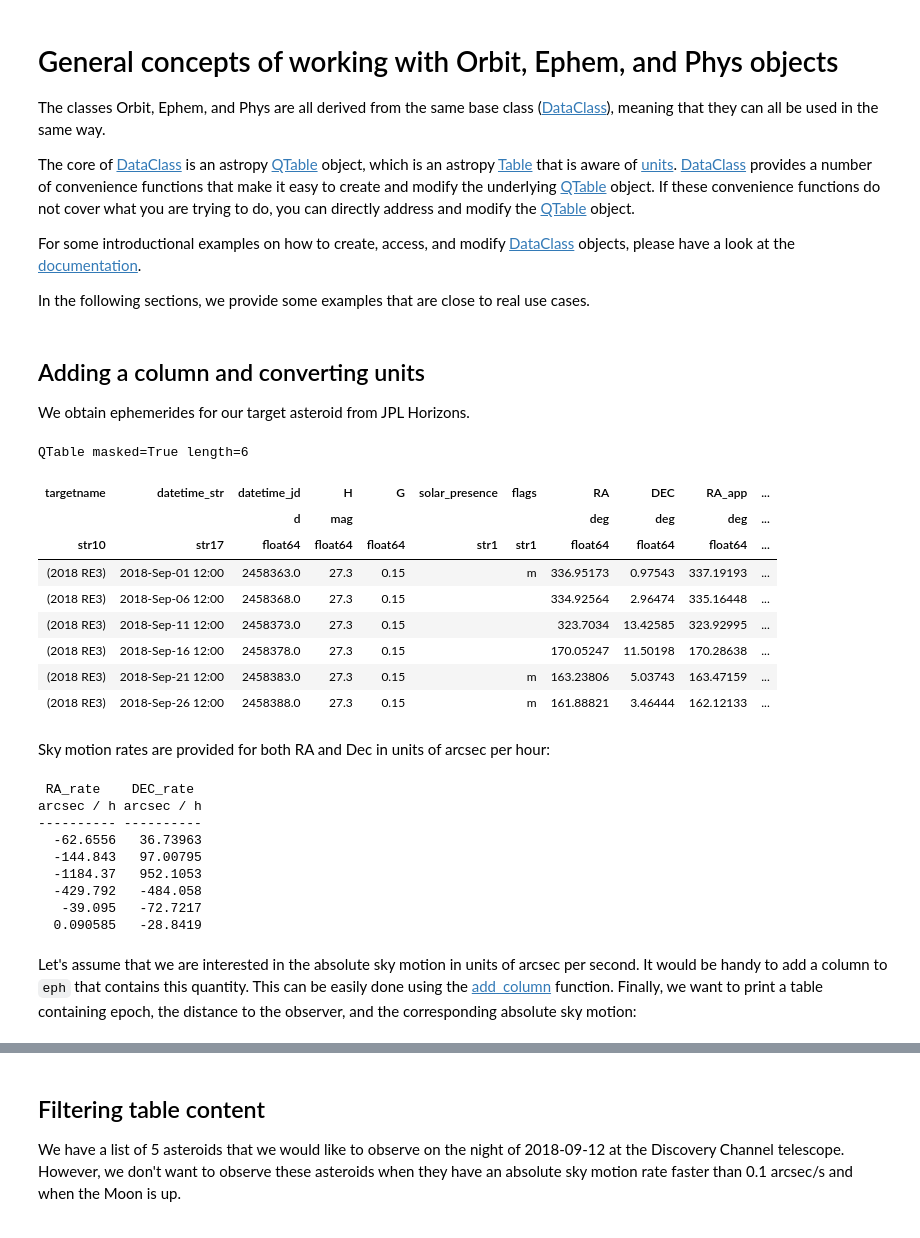
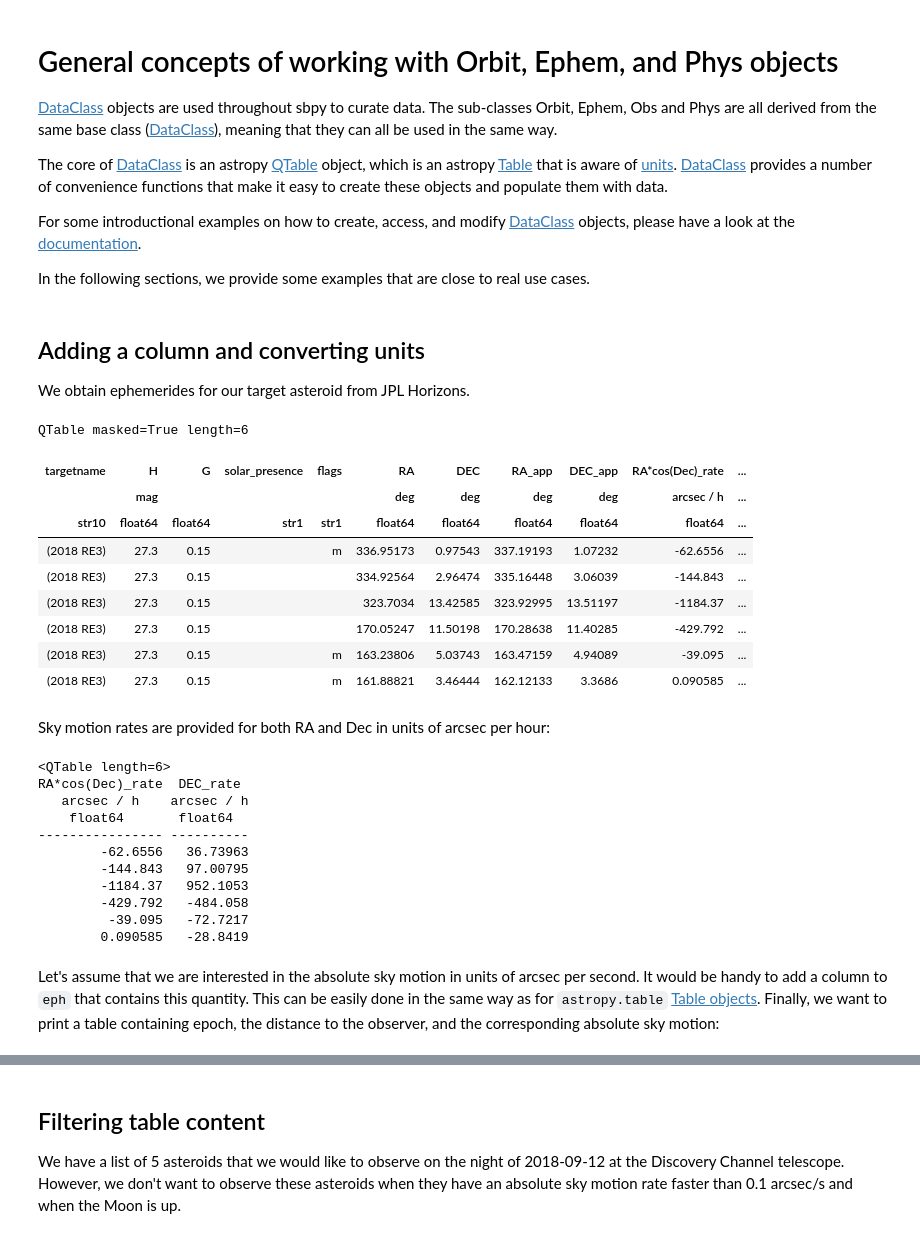
Before and after one commit to NASA-Planetary-Science/sbpy-tutorial, a Jupyter notebook: notebooks/data/General_concepts.ipynb, the cells around one changed output, grey strips where cells are left out. Cells and saved outputs as stored; diff of their text form; code cells hidden in the pictures.

```diff
--- a/notebooks/data/General_concepts.ipynb
+++ b/notebooks/data/General_concepts.ipynb
@@ -2,11 +2,11 @@
 General concepts of working with Orbit, Ephem, and Phys objects
 ===============================================================
 
-The classes Orbit, Ephem, and Phys are all derived from the same base class ([DataClass](https://sbpy.readthedocs.io/en/latest/api/sbpy.data.DataClass.html#sbpy.data.DataClass)), meaning that they can all be used in the same way.
+[DataClass](https://sbpy.readthedocs.io/en/latest/api/sbpy.data.DataClass.html#sbpy.data.DataClass) objects are used throughout sbpy to curate data. The sub-classes Orbit, Ephem, Obs and Phys are all derived from the same base class ([DataClass](https://sbpy.readthedocs.io/en/latest/api/sbpy.data.DataClass.html#sbpy.data.DataClass)), meaning that they can all be used in the same way.
 
-The core of [DataClass](https://sbpy.readthedocs.io/en/latest/api/sbpy.data.DataClass.html#sbpy.data.DataClass) is an astropy [QTable](http://docs.astropy.org/en/stable/api/astropy.table.QTable.html#astropy.table.QTable) object, which is an astropy [Table](http://docs.astropy.org/en/stable/table/) that is aware of [units](http://docs.astropy.org/en/stable/units/). [DataClass](https://sbpy.readthedocs.io/en/latest/api/sbpy.data.DataClass.html#sbpy.data.DataClass) provides a number of convenience functions that make it easy to create and modify the underlying [QTable](http://docs.astropy.org/en/stable/api/astropy.table.QTable.html#astropy.table.QTable) object. If these convenience functions do not cover what you are trying to do, you can directly address and modify the [QTable](http://docs.astropy.org/en/stable/api/astropy.table.QTable.html#astropy.table.QTable) object.
+The core of [DataClass](https://sbpy.readthedocs.io/en/latest/api/sbpy.data.DataClass.html#sbpy.data.DataClass) is an astropy [QTable](http://docs.astropy.org/en/stable/api/astropy.table.QTable.html#astropy.table.QTable) object, which is an astropy [Table](http://docs.astropy.org/en/stable/table/) that is aware of [units](http://docs.astropy.org/en/stable/units/). [DataClass](https://sbpy.readthedocs.io/en/latest/api/sbpy.data.DataClass.html#sbpy.data.DataClass) provides a number of convenience functions that make it easy to create these objects and populate them with data.
 
-For some introductional examples on how to create, access, and modify [DataClass](https://sbpy.readthedocs.io/en/latest/api/sbpy.data.DataClass.html#sbpy.data.DataClass) objects, please have a look at the [documentation](https://sbpy.readthedocs.io/en/latest/sbpy/data.html).
+For some introductional examples on how to create, access, and modify [DataClass](https://sbpy.readthedocs.io/en/latest/api/sbpy.data.DataClass.html#sbpy.data.DataClass) objects, please have a look at the [documentation](https://sbpy.readthedocs.io/en/latest/sbpy/data/dataclass.html).
 
 In the following sections, we provide some examples that are close to real use cases.
 # %% [markdown]
@@ -16,43 +16,46 @@ Adding a column and converting units
 We obtain ephemerides for our target asteroid from JPL Horizons.
 # %%
 from astropy.time import Time
+import astropy.units as u
 from sbpy.data import Ephem
 
 epoch1 = Time('2018-09-01 12:00', scale='utc')
 epoch2 = Time('2018-09-30 12:00', scale='utc')
 eph = Ephem.from_horizons('2018 RE3',
                           location='568',
                           epochs={'start': epoch1,
                                   'stop': epoch2,
-                                  'step': '5d'},
+                                  'step': 5*u.d},
                           skip_daylight=True)
 eph.table
 # %% [output]
 QTable masked=True length=6
-| targetname | datetime_str | datetime_jd | H | G | solar_presence | flags | RA | DEC | RA_app | ... |
-|  |  | d | mag |  |  |  | deg | deg | deg | ... |
-| str10 | str17 | float64 | float64 | float64 | str1 | str1 | float64 | float64 | float64 | ... |
-| (2018 RE3) | 2018-Sep-01 12:00 | 2458363.0 | 27.3 | 0.15 |  | m | 336.95173 | 0.97543 | 337.19193 | ... |
-| (2018 RE3) | 2018-Sep-06 12:00 | 2458368.0 | 27.3 | 0.15 |  |  | 334.92564 | 2.96474 | 335.16448 | ... |
-| (2018 RE3) | 2018-Sep-11 12:00 | 2458373.0 | 27.3 | 0.15 |  |  | 323.7034 | 13.42585 | 323.92995 | ... |
-| (2018 RE3) | 2018-Sep-16 12:00 | 2458378.0 | 27.3 | 0.15 |  |  | 170.05247 | 11.50198 | 170.28638 | ... |
-| (2018 RE3) | 2018-Sep-21 12:00 | 2458383.0 | 27.3 | 0.15 |  | m | 163.23806 | 5.03743 | 163.47159 | ... |
-| (2018 RE3) | 2018-Sep-26 12:00 | 2458388.0 | 27.3 | 0.15 |  | m | 161.88821 | 3.46444 | 162.12133 | ... |
+| targetname | H | G | solar_presence | flags | RA | DEC | RA_app | DEC_app | RA*cos(Dec)_rate | ... |
+|  | mag |  |  |  | deg | deg | deg | deg | arcsec / h | ... |
+| str10 | float64 | float64 | str1 | str1 | float64 | float64 | float64 | float64 | float64 | ... |
+| (2018 RE3) | 27.3 | 0.15 |  | m | 336.95173 | 0.97543 | 337.19193 | 1.07232 | -62.6556 | ... |
+| (2018 RE3) | 27.3 | 0.15 |  |  | 334.92564 | 2.96474 | 335.16448 | 3.06039 | -144.843 | ... |
+| (2018 RE3) | 27.3 | 0.15 |  |  | 323.7034 | 13.42585 | 323.92995 | 13.51197 | -1184.37 | ... |
+| (2018 RE3) | 27.3 | 0.15 |  |  | 170.05247 | 11.50198 | 170.28638 | 11.40285 | -429.792 | ... |
+| (2018 RE3) | 27.3 | 0.15 |  | m | 163.23806 | 5.03743 | 163.47159 | 4.94089 | -39.095 | ... |
+| (2018 RE3) | 27.3 | 0.15 |  | m | 161.88821 | 3.46444 | 162.12133 | 3.3686 | 0.090585 | ... |
 # %% [markdown]
 Sky motion rates are provided for both RA and Dec in units of arcsec per hour:
 # %%
-print(eph['RA_rate', 'DEC_rate'])
+print(eph['RA*cos(Dec)_rate', 'DEC_rate'])
 # %% [output]
- RA_rate    DEC_rate
-arcsec / h arcsec / h
----------- ----------
-  -62.6556   36.73963
-  -144.843   97.00795
-  -1184.37   952.1053
-  -429.792   -484.058
-   -39.095   -72.7217
-  0.090585   -28.8419
+<QTable length=6>
+RA*cos(Dec)_rate  DEC_rate
+   arcsec / h    arcsec / h
+    float64       float64
+---------------- ----------
+        -62.6556   36.73963
+        -144.843   97.00795
+        -1184.37   952.1053
+        -429.792   -484.058
+         -39.095   -72.7217
+        0.090585   -28.8419
 # %% [markdown]
-Let's assume that we are interested in the absolute sky motion in units of arcsec per second. It would be handy to add a column to `eph` that contains this quantity. This can be easily done using the [add_column](https://sbpy.readthedocs.io/en/latest/api/sbpy.data.DataClass.html#sbpy.data.DataClass.add_column) function. Finally, we want to print a table containing epoch, the distance to the observer, and the corresponding absolute sky motion:
+Let's assume that we are interested in the absolute sky motion in units of arcsec per second. It would be handy to add a column to `eph` that contains this quantity. This can be easily done in the same way as for `astropy.table` [Table objects](https://docs.astropy.org/en/stable/table/). Finally, we want to print a table containing epoch, the distance to the observer, and the corresponding absolute sky motion:
 # %%
 import numpy as np
```
Also changed, not shown: parts of 8 cells of this notebook, 4 other files.
